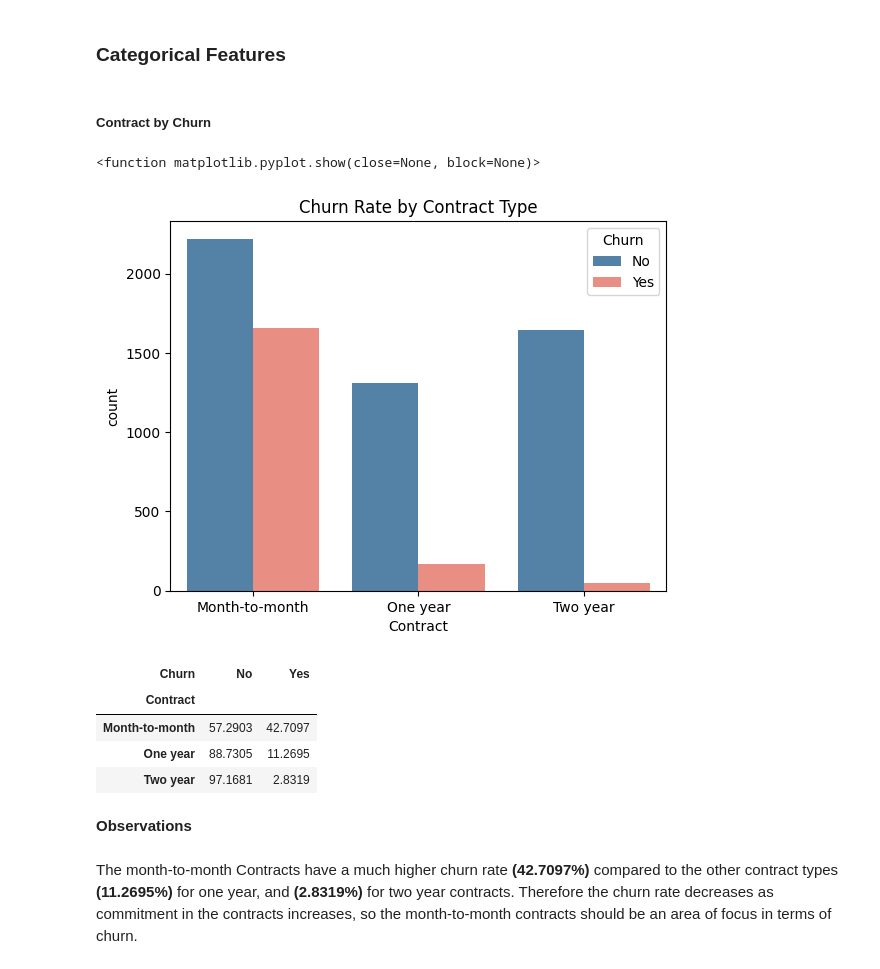
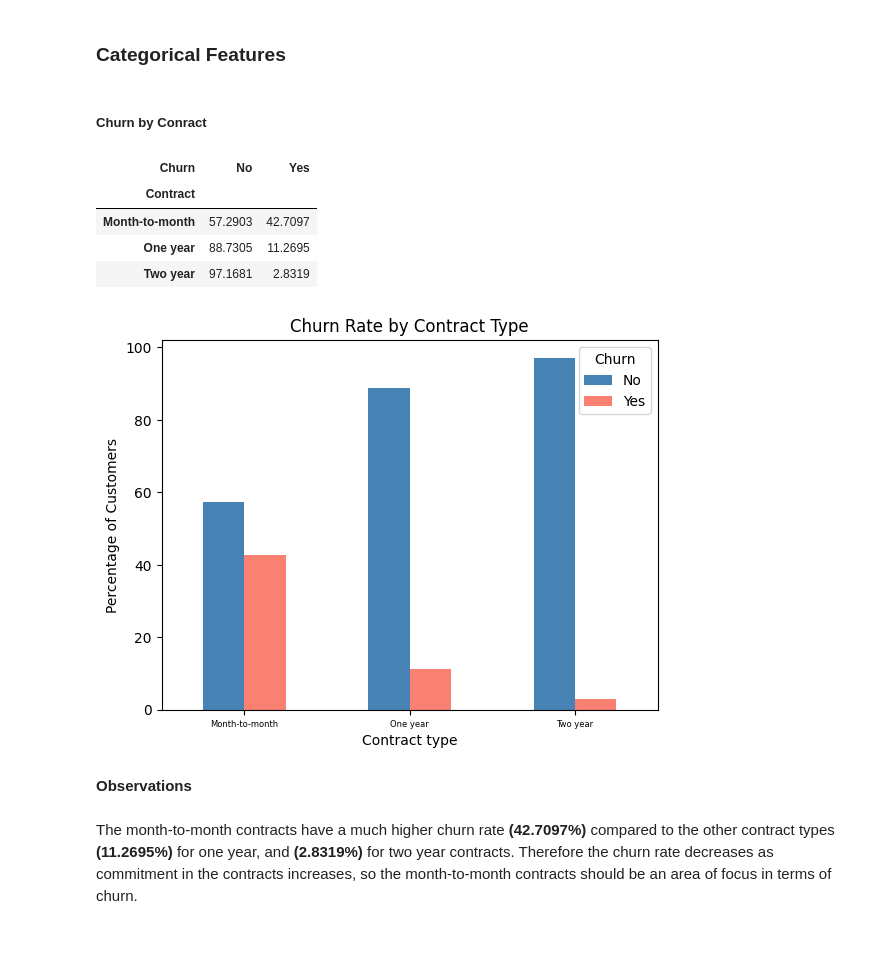
Before and after one commit to keeganprunty/telco-churn-analysis, a Jupyter notebook: telco_customer_analysis.ipynb, the cells around one changed output. Saved outputs shown, nothing was run; the diff lists cells and outputs as text; code cells hidden in the pictures; blank space fills up the shorter version.

Commit message:
EDA: Fixing all barplots to be percentages for interpretability.

```diff
--- a/telco_customer_analysis.ipynb
+++ b/telco_customer_analysis.ipynb
@@ -400,36 +400,36 @@ The distributions of Tenure, Monthly Charges, and Total Charges by Churn show ho
 # %% [markdown]
 ### Categorical Features
 # %% [markdown]
-##### Contract by Churn
+##### Churn by Conract
+# %%
+# churn by contract split in percentages
+contract_churn = pd.crosstab(
+    clean_df['Contract'],
+    clean_df['Churn'],
+    normalize='index'
+).mul(100).round(4)
+contract_churn
+# %% [output]
+| Churn | No | Yes |
+| Contract |  |  |
+| Month-to-month | 57.2903 | 42.7097 |
+| One year | 88.7305 | 11.2695 |
+| Two year | 97.1681 | 2.8319 |
 # %%
-palette = {'Yes': 'salmon', 'No': 'steelblue' } #color
-#plot contract by churn
-sns.countplot(
-    data = clean_df,
-    x='Contract',
-    hue='Churn',
-    palette=palette
+#plot the churn rate percentage by contract type
+contract_churn.plot(
+    kind='bar',
+    color=['steelblue', 'salmon']
 )
-plt.title("Churn Rate by Contract Type")
-plt.show
+plt.title('Churn Rate by Contract Type')
+plt.xlabel('Contract type')
+plt.ylabel('Percentage of Customers')
+plt.xticks(rotation=0) # horizontal xtixk labels
+plt.legend(title='Churn')
+plt.tick_params(axis="x", labelsize=6) #fit the xtick labels w/o overlap
 # %% [output]
-<function matplotlib.pyplot.show(close=None, block=None)>
-[figure, old version]
+[figure, new version]
-# %%
-# contract by churn split in percentages
-contract_churn = pd.crosstab(
-    clean_df['Contract'],
-    clean_df['Churn'],
-    normalize='index'
-).mul(100).round(4)
-contract_churn
-# %% [output]
-| Churn | No | Yes |
-| Contract |  |  |
-| Month-to-month | 57.2903 | 42.7097 |
-| One year | 88.7305 | 11.2695 |
-| Two year | 97.1681 | 2.8319 |
 # %% [markdown]
 **Observations**
 # %% [markdown]
-The month-to-month Contracts have a much higher churn rate **(42.7097%)** compared to the other contract types **(11.2695%)** for one year, and **(2.8319%)** for two year contracts. Therefore the churn rate decreases as commitment in the contracts increases, so the month-to-month contracts should be an area of focus in terms of churn.
+The month-to-month contracts have a much higher churn rate **(42.7097%)** compared to the other contract types **(11.2695%)** for one year, and **(2.8319%)** for two year contracts. Therefore the churn rate decreases as commitment in the contracts increases, so the month-to-month contracts should be an area of focus in terms of churn.
```
Also changed, not shown: parts of 10 cells of this notebook.
